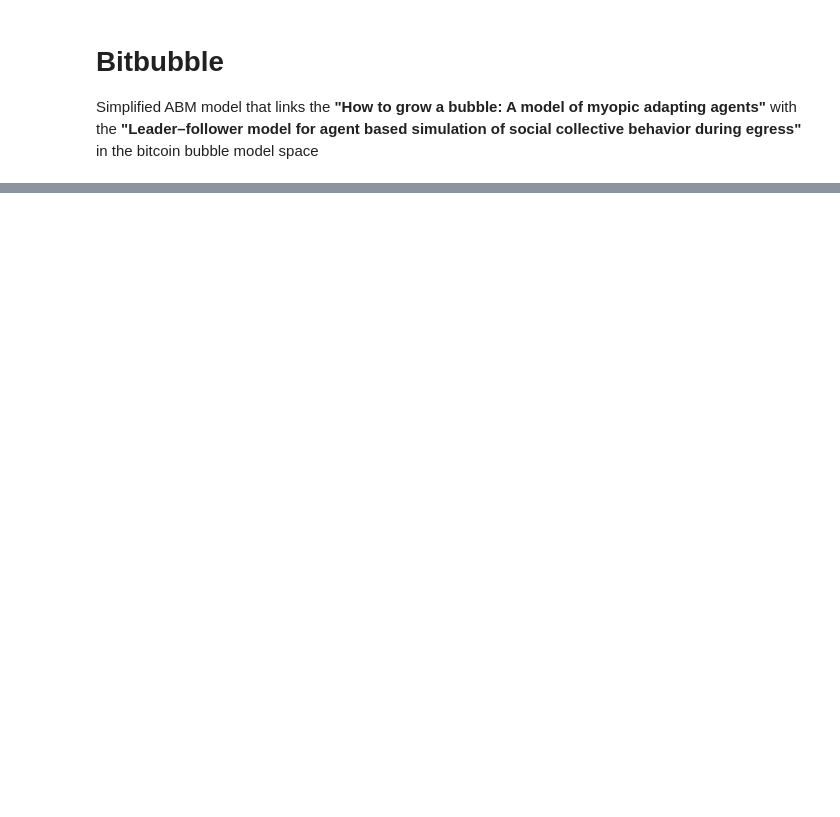
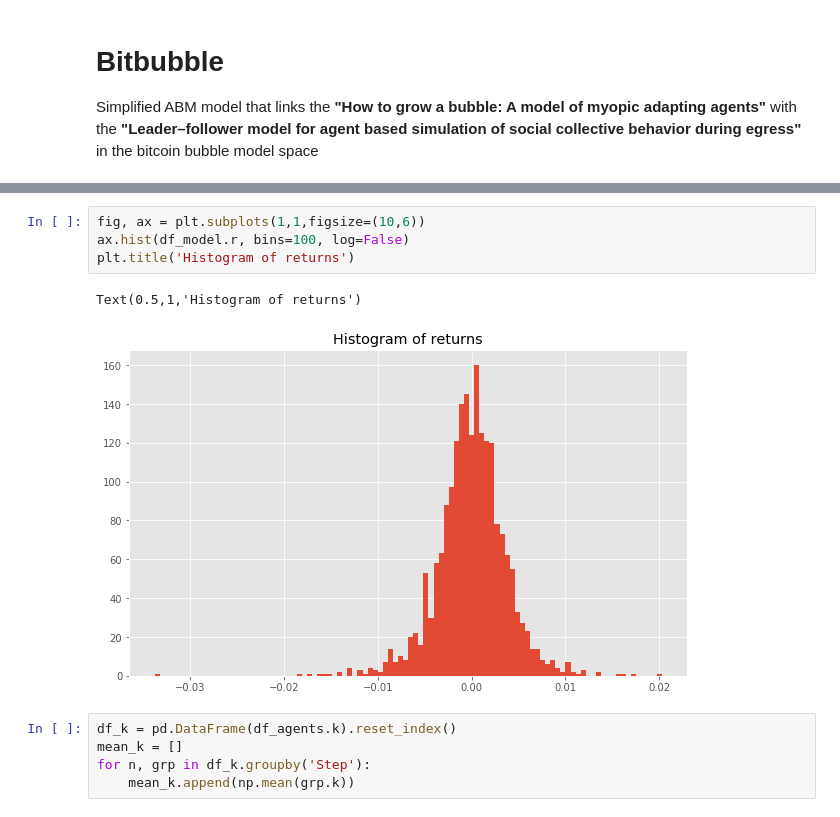
Before and after one commit to nickmancol/BitBubble, a Jupyter notebook: Bitbubble.ipynb, the cells around one changed output, grey strips where cells are left out. Saved outputs shown, nothing was run; the diff lists cells and outputs as text; blank space fills up the shorter version.

```diff
--- a/Bitbubble.ipynb
+++ b/Bitbubble.ipynb
@@ -234,0 +286,12 @@ orders for t 29 [0, 0, 0, 0, -0.02055522768568277, 0, 0, 0, 0, 0]
+# %%
+fig, ax = plt.subplots(1,1,figsize=(10,6))
+ax.hist(df_model.r, bins=100, log=False)
+plt.title('Histogram of returns')
+# %% [output]
+Text(0.5,1,'Histogram of returns')
+[figure, added]
+# %%
+df_k = pd.DataFrame(df_agents.k).reset_index()
+mean_k = []
+for n, grp in df_k.groupby('Step'):
+    mean_k.append(np.mean(grp.k))
```
Also changed, not shown: parts of 12 cells of this notebook, 2 other files.
